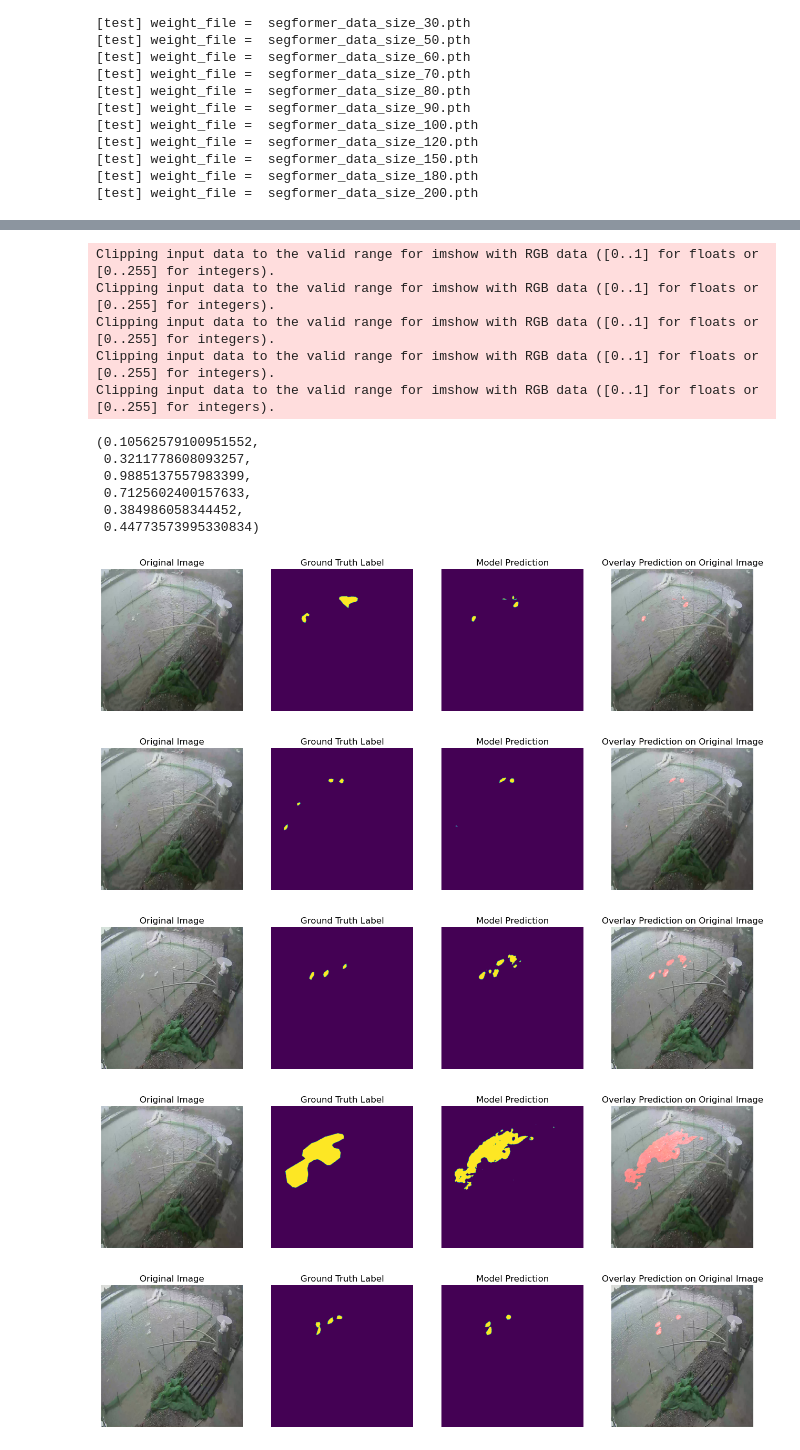
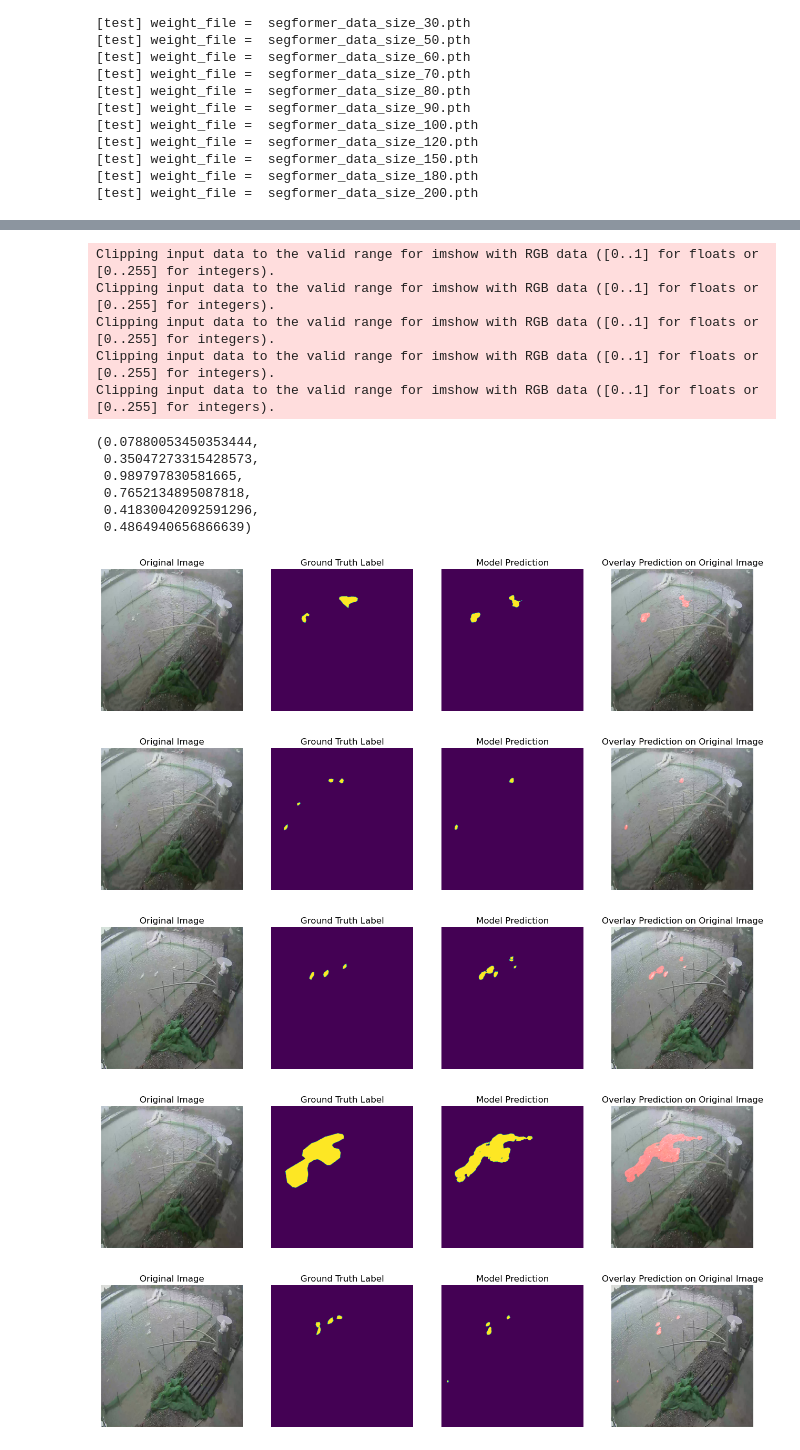
Before and after one commit to Eat-Apple-Again/RipplesDetection, a Jupyter notebook: KD_segformer_0409_num2.ipynb, the cells around one changed output, grey strips where cells are left out. Cells and saved outputs as stored; diff of their text form; code cells hidden in the pictures.

Commit message:
Attempted: teacher_ratio=0.1, temperature=5
Good result👍

```diff
--- a/KD_segformer_0409_num2.ipynb
+++ b/KD_segformer_0409_num2.ipynb
@@ -340,7 +340,7 @@ for train_size in train_sizes:
         train_loader = DataLoader(train_subset, batch_size=1, shuffle=False)
         val_loader = DataLoader(val_subset, batch_size=1, shuffle=False)
         # train
-        teacher_ratio = 0.4
+        teacher_ratio = 0.1
         temperature = 5
         lc = train(model_segformer, model_sam, processor_sam, train_loader, val_loader, train_size, True, teacher_ratio, temperature)
 
@@ -559,7 +559,7 @@ for key in metrics_keys:
 # %%
 def test_model_and_visualize_9(model, test_loader, num_visualizations=5):
     device = torch.device("cuda" if torch.cuda.is_available() else "cpu")
-    model.load_state_dict(torch.load('weights_KD_segformer_0409test_40\segformer_data_size_200.pth'))
+    model.load_state_dict(torch.load('weights_KD_segformer_0409test_10\segformer_data_size_200.pth'))
     model.to(device)
     model.eval()
 
@@ -591,40 +591,40 @@ def test_model_and_visualize_9(model, test_loader, num_visualizations=5):
             # Calculate metrics
             iou_scores.append(jaccard_score(true_flat, pred_flat, average='binary', zero_division=0))
             accuracies.append(accuracy_score(true_flat, pred_flat))
             precisions.append(precision_score(true_flat, pred_flat, average='binary', zero_division=0))
             recalls.append(recall_score(true_flat, pred_flat, average='binary', zero_division=0))
             f1_scores.append(f1_score(true_flat, pred_flat, average='binary', zero_division=0))
 
 
             if idx < num_visualizations:
                 # Visualize results
                 showSegmentationResult(model, [(image, mask)], num_images=1)
 
     avg_loss = total_loss / len(test_loader)
     avg_iou = np.mean(iou_scores)
     avg_accuracy = np.mean(accuracies)
     avg_precision = np.mean(precisions)
     avg_recall = np.mean(recalls)
     avg_f1 = np.mean(f1_scores)
 
 
     return avg_loss, avg_iou, avg_accuracy, avg_precision, avg_recall, avg_f1
 
 test_model_and_visualize_9(model_segformer, test_loader, 5)
 # %% [output]
 Clipping input data to the valid range for imshow with RGB data ([0..1] for floats or [0..255] for integers).
 Clipping input data to the valid range for imshow with RGB data ([0..1] for floats or [0..255] for integers).
 Clipping input data to the valid range for imshow with RGB data ([0..1] for floats or [0..255] for integers).
 Clipping input data to the valid range for imshow with RGB data ([0..1] for floats or [0..255] for integers).
 Clipping input data to the valid range for imshow with RGB data ([0..1] for floats or [0..255] for integers).
-(0.10562579100951552,
- 0.3211778608093257,
- 0.9885137557983399,
- 0.7125602400157633,
- 0.384986058344452,
- 0.44773573995330834)
+(0.07880053450353444,
+ 0.35047273315428573,
+ 0.989797830581665,
+ 0.7652134895087818,
+ 0.41830042092591296,
+ 0.4864940656866639)
 [figure]
-[figure, old version]
+[figure, new version]
-[figure, old version]
+[figure, new version]
-[figure, old version]
+[figure, new version]
 [figure]
```
Also changed, not shown: parts of 4 cells of this notebook.
